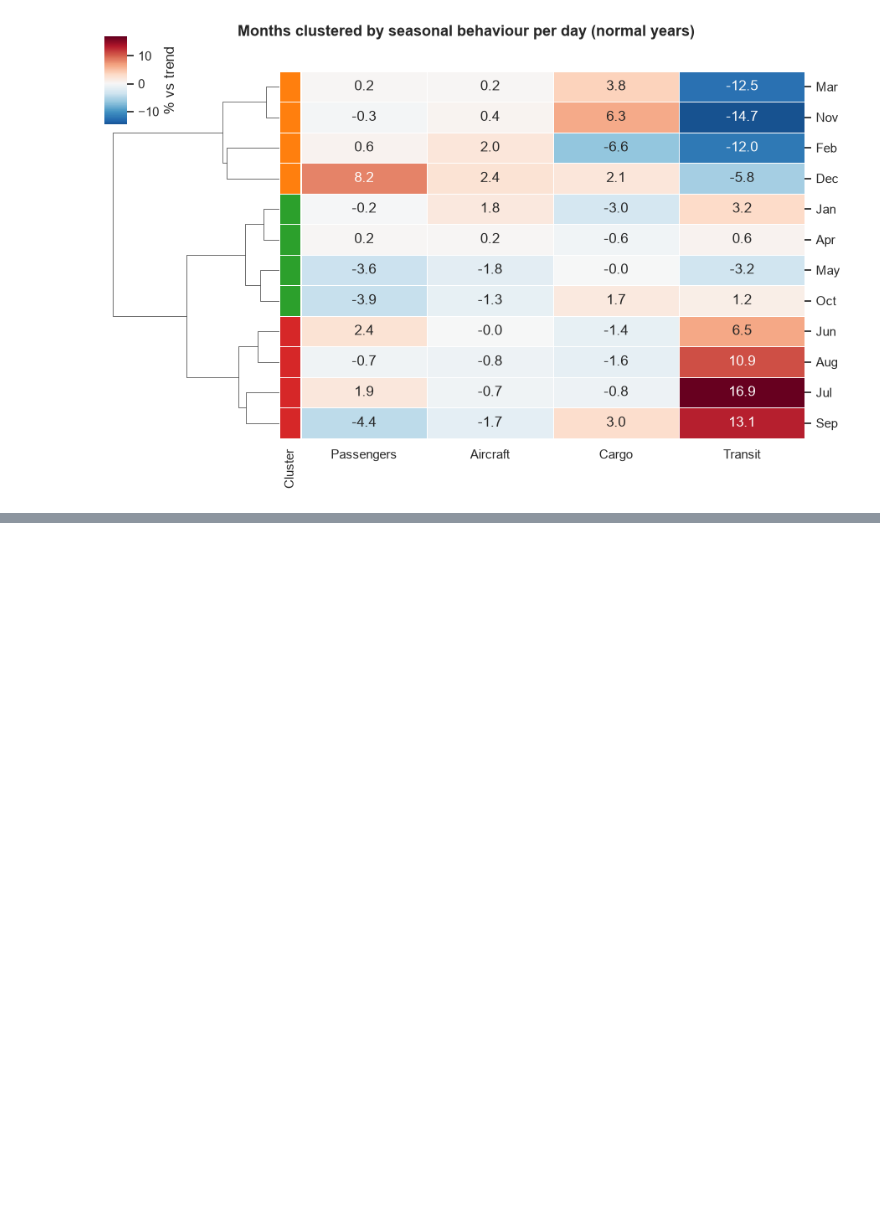
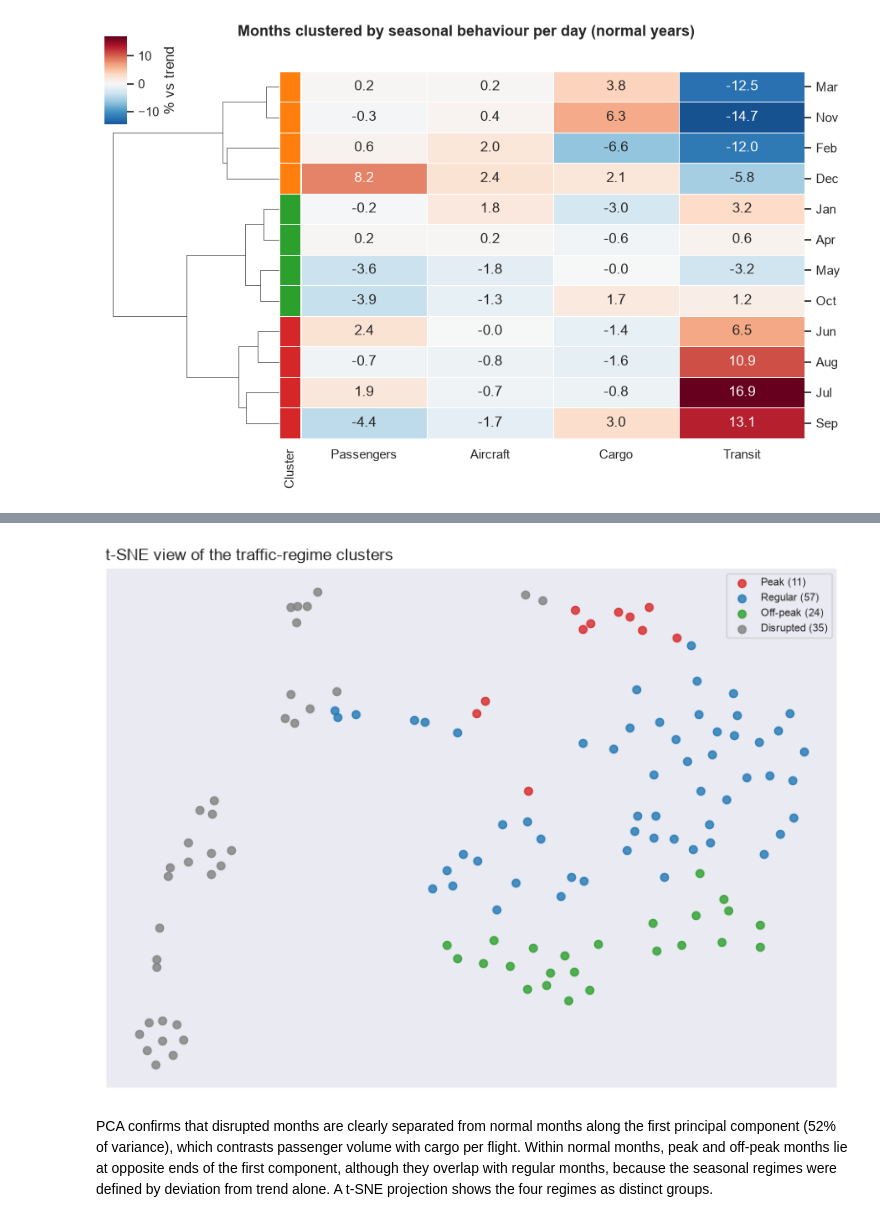
Before and after one commit to angh0059/KM6312group8, a Jupyter notebook: km6312project.ipynb, the cells around one changed output, grey strips where cells are left out. Cells and saved outputs as stored; diff of their text form; code cells hidden in the pictures; blank space fills up the shorter version.

```diff
--- a/km6312project.ipynb
+++ b/km6312project.ipynb
@@ -1055,0 +1107,19 @@ Red:	Jun, Jul, Aug, Sep:	Dark red in the transit column (+7 to +17%), the mid-ye
+# %%
+from sklearn.manifold import TSNE
+
+Xs = StandardScaler().fit_transform(feat[feat_cols])
+emb = TSNE(n_components=2, perplexity=20, random_state=42, init="pca").fit_transform(Xs)
+
+fig, ax = plt.subplots(figsize=(8, 6))
+for r, c in colors.items():
+    m = (feat["regime"] == r).values
+    ax.scatter(emb[m, 0], emb[m, 1], color=c, s=35, alpha=0.8, label=f"{r} ({m.sum()})")
+ax.set_title("t-SNE view of the traffic-regime clusters", loc="left")
+ax.set_xticks([]); ax.set_yticks([])          # t-SNE axes have no meaning
+ax.legend(fontsize=8)
+fig.tight_layout()
+plt.show()
+# %% [output]
+[figure, added]
+# %% [markdown]
+PCA confirms that disrupted months are clearly separated from normal months along the first principal component (52% of variance), which contrasts passenger volume with cargo per flight. Within normal months, peak and off-peak months lie at opposite ends of the first component, although they overlap with regular months, because the seasonal regimes were defined by deviation from trend alone. A t-SNE projection shows the four regimes as distinct groups.
```
Also changed, not shown: parts of 10 cells of this notebook.
